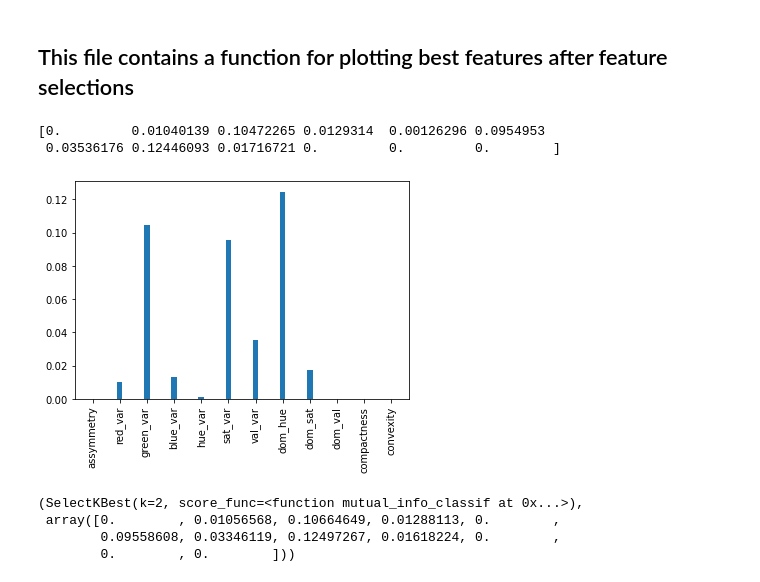
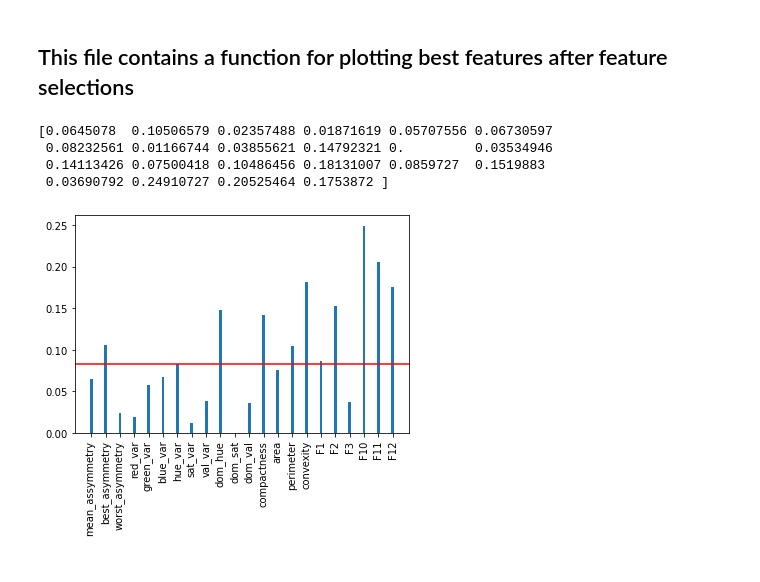
Before and after one commit to julielhagen/First-Year-Project, a Jupyter notebook: feature_selection.ipynb, the cells around one changed output. Cells and saved outputs as stored; diff of their text form; code cells hidden in the pictures.

```diff
--- a/feature_selection.ipynb
+++ b/feature_selection.ipynb
@@ -28,8 +28,12 @@ df_mask = df['mask'] == 1
 df = df.loc[df_mask]
 
 labels = list(df['diagnostic'])
+# %%
+feature_names = ['mean_assymmetry', 'best_asymmetry', 'worst_asymmetry', 'red_var', 'green_var', 'blue_var', \
+     'hue_var', 'sat_var', 'val_var', 'dom_hue', 'dom_sat', 'dom_val', \
+     'compactness', 'area', 'perimeter', 'convexity', 'F1', 'F2', 'F3', 'F10', 'F11', 'F12']
 # %%
-X_train , X_test, y_train, y_test = train_test_split(feature_df, labels, test_size = 0.30, random_state = 42)
+X_train , X_test, y_train, y_test = train_test_split(feature_df[feature_names], labels, test_size = 0.30, random_state = 42)
 # %%
 def feature_scores(train_X, train_y, k):
     '''Using SelectKBest to extract features from train_X, down to k features as output
@@ -39,41 +43,38 @@ def feature_scores(train_X, train_y, k):
     Args:
         train_X (pandas.DataFrame): Data Frame of features from X_train.
 		train_y (pandas.DataFrame): Data Frame of target values from y_train.
         k (int): Number of features to output.
 
     Returns:
 		feature_selector (selector object):
         scores (numpy.ndarray): Array containg scores for each feature.
     '''
     feature_selector = SelectKBest(mutual_info_classif, k=k)
     feature_selector.fit_transform(train_X, train_y)
 
     scores = feature_selector.scores_
 
     return feature_selector, scores
 
-selector, scores = feature_scores(X_train, y_train, 4)
+selector, scores = feature_scores(X_train, y_train, 10)
 
 print(selector.scores_)
+threshold = np.sort(selector.scores_)[::-1][10]
 
 def plot_feature_scores(scores, X_train):
     # Get no. of features
     features = len(scores)
 
     # Visualize feature scores
     plt.bar(np.arange(0,features), scores, width=.2)
     plt.xticks(np.arange(0,features), list(X_train.columns), rotation='vertical')
+    plt.axhline(y=threshold, color='r')
     plt.show()
 
 plot_feature_scores(scores, X_train)
 # %% [output]
-[0.         0.01040139 0.10472265 0.0129314  0.00126296 0.0954953
- 0.03536176 0.12446093 0.01716721 0.         0.         0.        ]
+[0.0645078  0.10506579 0.02357488 0.01871619 0.05707556 0.06730597
+ 0.08232561 0.01166744 0.03855621 0.14792321 0.         0.03534946
+ 0.14113426 0.07500418 0.10486456 0.18131007 0.0859727  0.1519883
+ 0.03690792 0.24910727 0.20525464 0.1753872 ]
-[figure, old version]
+[figure, new version]
-# %%
-feature_scores(X_train, y_train, 2)
-# %% [output]
-(SelectKBest(k=2, score_func=<function mutual_info_classif at 0x...>),
- array([0.        , 0.01056568, 0.10664649, 0.01288113, 0.        ,
-        0.09558608, 0.03346119, 0.12497267, 0.01618224, 0.        ,
-        0.        , 0.        ]))
```
Also changed, not shown: 7 other files.
